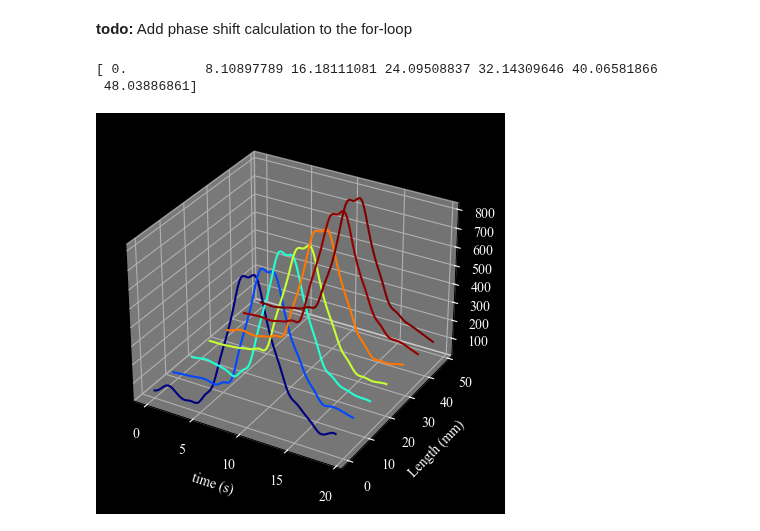
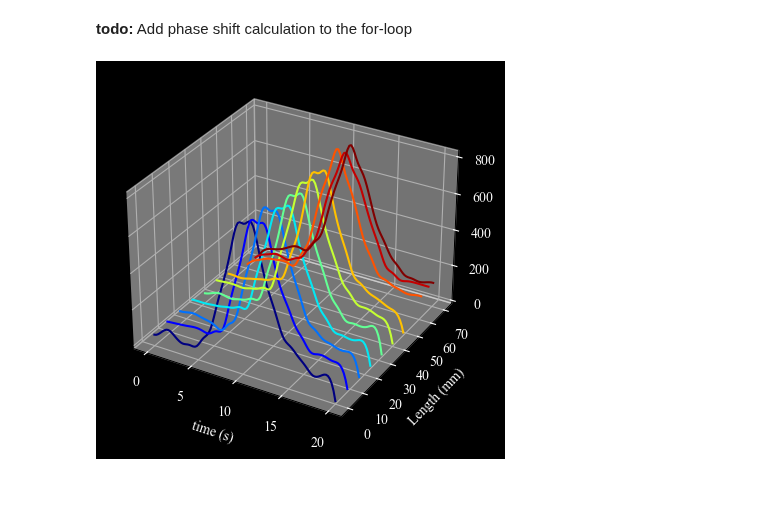
Before and after one commit to aseresti/ContrastDispersion, a Jupyter notebook: scripts/TestAutoPipeline.ipynb, the cells around one changed output. Cells and saved outputs as stored; diff of their text form; code cells hidden in the pictures; blank space fills up the shorter version.

```diff
--- a/scripts/TestAutoPipeline.ipynb
+++ b/scripts/TestAutoPipeline.ipynb
@@ -760,33 +760,55 @@ range(0, 29, 2)
 # %% [markdown]
 **todo:**
 Add phase shift calculation to the for-loop
-# %%
-UpperMeanArrays2 = {}
-time = np.linspace(min(count), max(count), 100)
-for key, arr in UpperMeanArrays.items():
-    cs = CubicSpline(count, arr)
-    UpperMeanArrays2[key] = cs(time)
+# %%
+UpperMeanArrays2 = {}
+array = UpperMeanArrays[0]
+count = [i * beat_duration for i in range(len(array)+1)]
+time = np.linspace(min(count), max(count), 100)
+for key, arr in UpperMeanArrays.items():
+    arr_zero_pad = np.zeros((arr.shape[0] + 1,))
+    if leading:
+        arr_zero_pad[1:] = arr
+    else:
+        arr_zero_pad[:-1] = arr
+    cs = CubicSpline(count, arr_zero_pad)
+    UpperMeanArrays2[key] = cs(time)
+
+LowerMeanArrays2 = {}
+for key, arr in LowerMeanArrays.items():
+    arr_zero_pad = np.zeros((arr.shape[0] + 1,))
+    if leading:
+        arr_zero_pad[:-1] = arr
+    else:
+        arr_zero_pad[1:] = arr
+    cs = CubicSpline(count, arr_zero_pad)
+    LowerMeanArrays2[key] = cs(time)
 # %%
 fig = plt.figure(facecolor="black")
 ax = fig.add_subplot(111, projection='3d', facecolor = "black")
 plt.set_cmap('jet_r')
 L = np.array(list(UpperMeanArrays.keys()))
 step = len(L) // 7
 x = L[::step][:7]
-print(x)
 for j, l in enumerate(x):
     arr = UpperMeanArrays2[l]
     x_ = l*np.ones(len(arr))
-    ax.plot(time, x_, arr, color = cm.jet(j*50))
+    ax.plot(time, x_, arr, color = cm.jet(j*30))
+
+L2 = np.array(list(LowerMeanArrays.keys()))
+step = len(L2) // 3
+x = L2[::step][:3]
+for j, l in enumerate(x):
+    arr = LowerMeanArrays2[l]
+    x_ = l*np.ones(len(arr))
+    ax.plot(time, x_, arr, color = cm.jet((j+7)*30))
 
 ax.set_xlabel("time (s)")
 ax.set_ylabel("Length (mm)")
 ax.tick_params(colors="white")
 ax.xaxis.label.set_color("white")
 ax.yaxis.label.set_color("white")
 ax.zaxis.label.set_color("white")
 # %% [output]
-[ 0.          8.10897789 16.18111081 24.09508837 32.14309646 40.06581866
- 48.03886861]
-[figure, old version]
+[figure, new version]
 # %%
```
Also changed, not shown: parts of 4 cells of this notebook.
